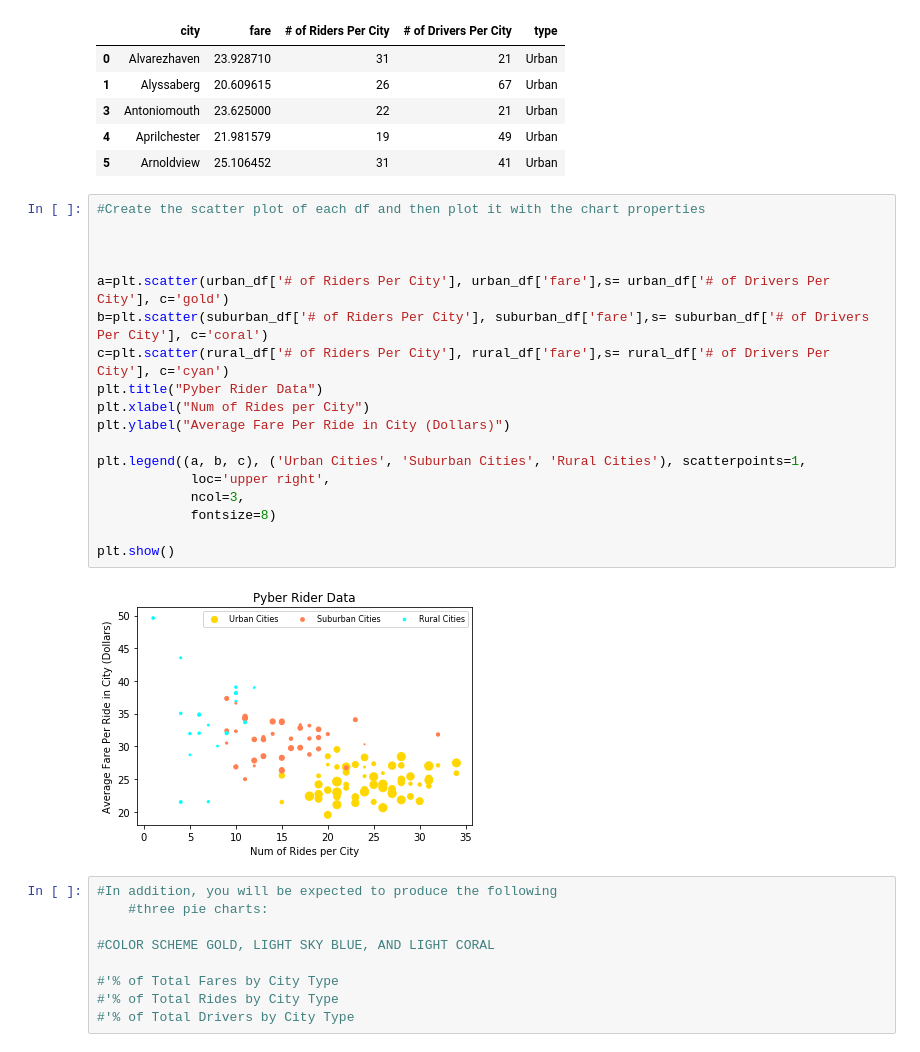
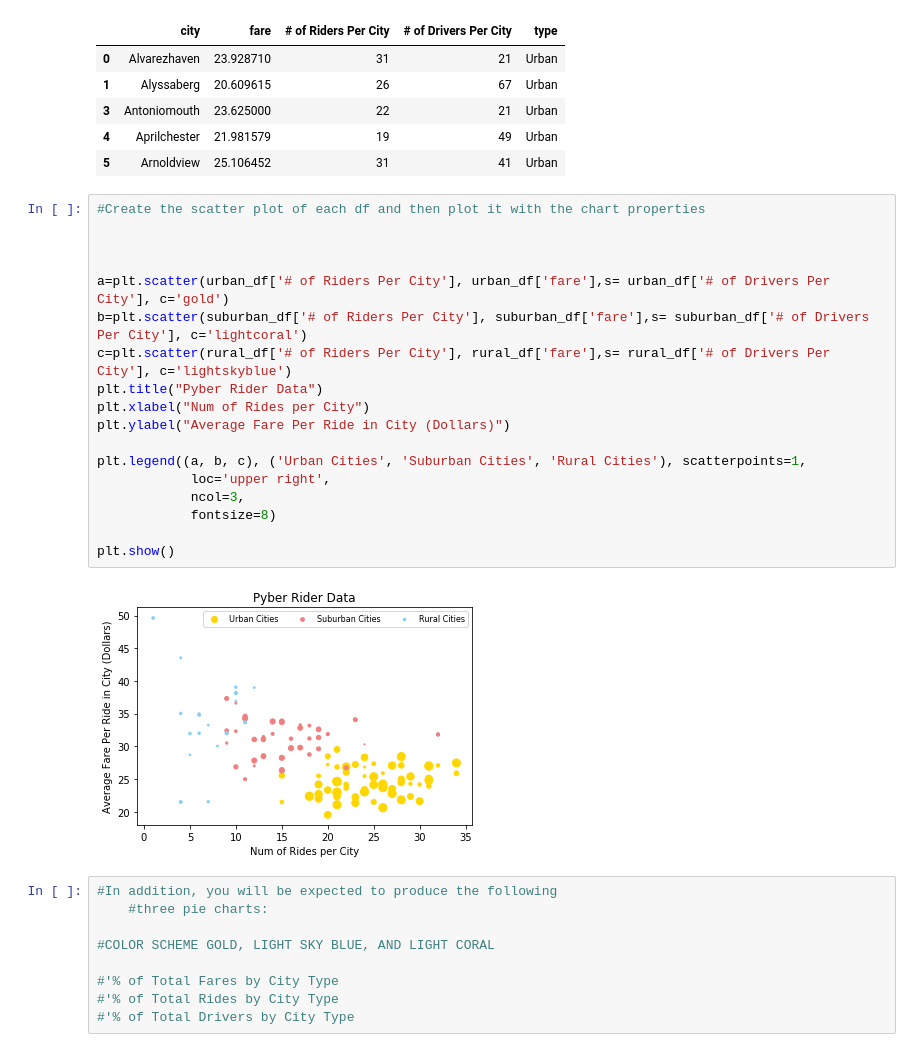
Before and after one commit to newlancealot/python-challenge, a Jupyter notebook: Pyber_Newbolt.ipynb, the cells around one changed output. Saved outputs shown, nothing was run; the diff lists cells and outputs as text.

```diff
--- a/Pyber_Newbolt.ipynb
+++ b/Pyber_Newbolt.ipynb
@@ -196,23 +196,23 @@ urban_df.head()
 # %%
 #Create the scatter plot of each df and then plot it with the chart properties
 
 
 
 a=plt.scatter(urban_df['# of Riders Per City'], urban_df['fare'],s= urban_df['# of Drivers Per City'], c='gold')
-b=plt.scatter(suburban_df['# of Riders Per City'], suburban_df['fare'],s= suburban_df['# of Drivers Per City'], c='coral')
-c=plt.scatter(rural_df['# of Riders Per City'], rural_df['fare'],s= rural_df['# of Drivers Per City'], c='cyan')
+b=plt.scatter(suburban_df['# of Riders Per City'], suburban_df['fare'],s= suburban_df['# of Drivers Per City'], c='lightcoral')
+c=plt.scatter(rural_df['# of Riders Per City'], rural_df['fare'],s= rural_df['# of Drivers Per City'], c='lightskyblue')
 plt.title("Pyber Rider Data")
 plt.xlabel("Num of Rides per City")
 plt.ylabel("Average Fare Per Ride in City (Dollars)")
 
 plt.legend((a, b, c), ('Urban Cities', 'Suburban Cities', 'Rural Cities'), scatterpoints=1,
             loc='upper right',
             ncol=3,
             fontsize=8)
 
 plt.show()
 # %% [output]
-[figure, old version]
+[figure, new version]
 # %%
 #In addition, you will be expected to produce the following
     #three pie charts:
```
Also changed, not shown: parts of 6 cells of this notebook.
